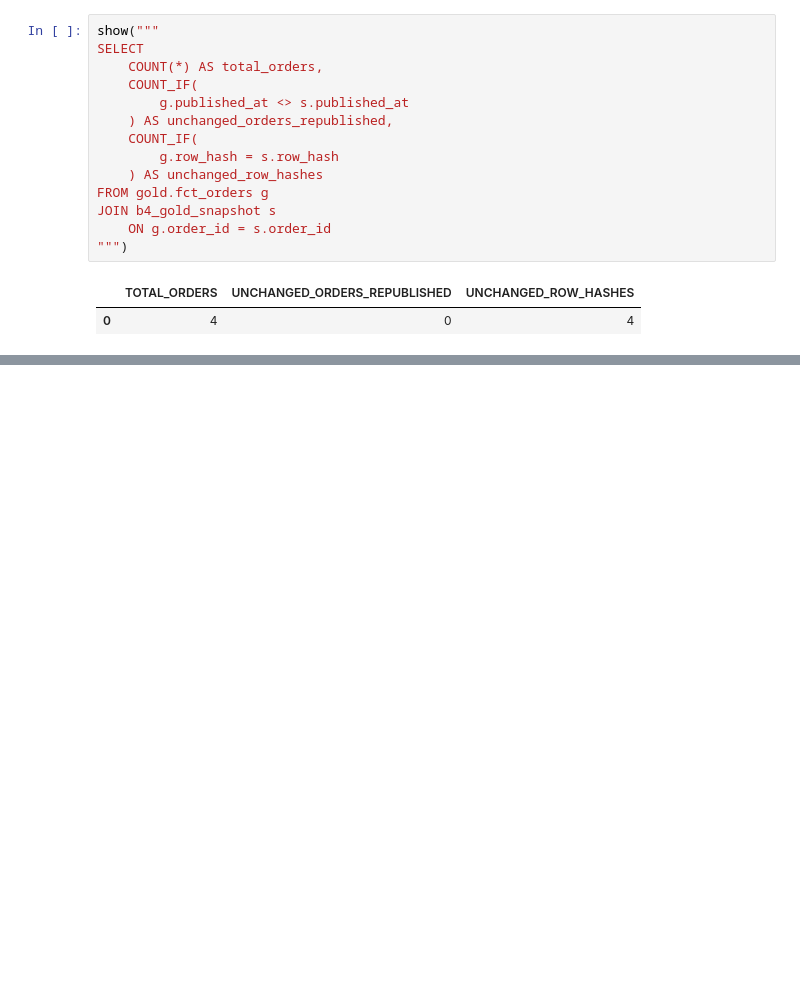
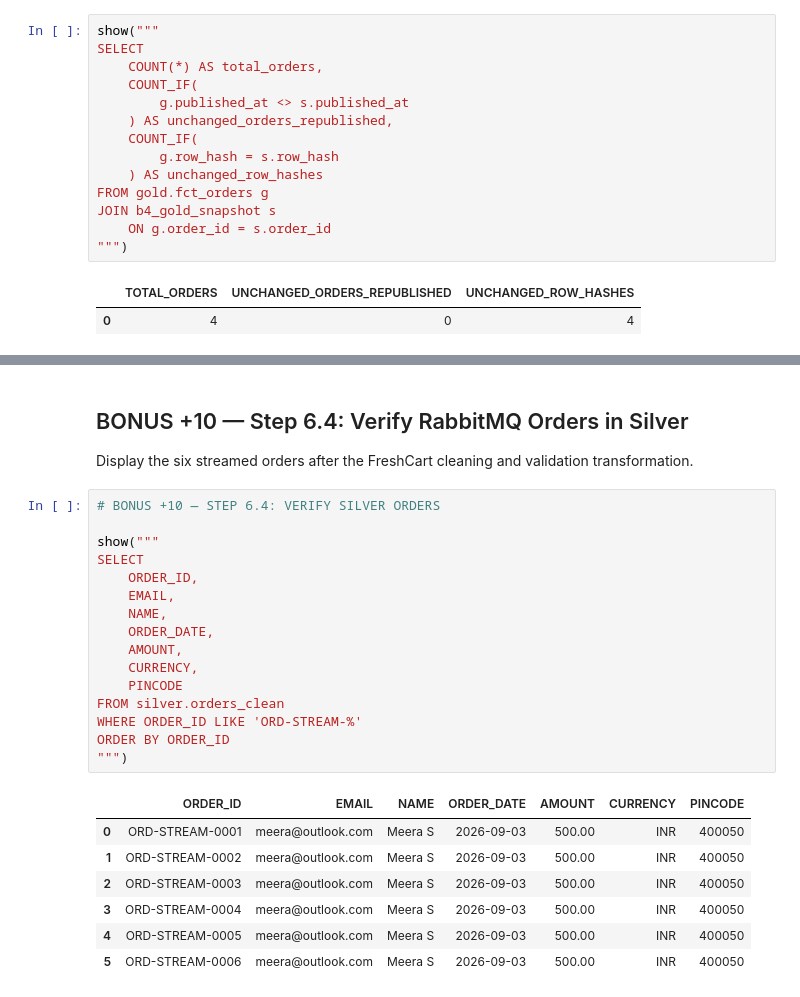
Before and after one commit to maddulahemanthkumarreddy-afk/freshcart-pipelines, a Jupyter notebook: elt/freshcart_elt.ipynb, the cells around one changed output, grey strips where cells are left out. Cells and saved outputs as stored; diff of their text form; blank space fills up the shorter version.

Commit message:
feat(bonus): add RabbitMQ FreshCart lakehouse integration

```diff
--- a/elt/freshcart_elt.ipynb
+++ b/elt/freshcart_elt.ipynb
@@ -1711,0 +2274,29 @@ JOIN b4_gold_snapshot s
+# %% [markdown]
+## BONUS +10 — Step 6.4: Verify RabbitMQ Orders in Silver
+
+Display the six streamed orders after the FreshCart cleaning
+and validation transformation.
+# %%
+# BONUS +10 — STEP 6.4: VERIFY SILVER ORDERS
+
+show("""
+SELECT
+    ORDER_ID,
+    EMAIL,
+    NAME,
+    ORDER_DATE,
+    AMOUNT,
+    CURRENCY,
+    PINCODE
+FROM silver.orders_clean
+WHERE ORDER_ID LIKE 'ORD-STREAM-%'
+ORDER BY ORDER_ID
+""")
+# %% [output]
+|  | ORDER_ID | EMAIL | NAME | ORDER_DATE | AMOUNT | CURRENCY | PINCODE |
+| 0 | ORD-STREAM-0001 | meera@outlook.com | Meera S | 2026-09-03 | 500.00 | INR | 400050 |
+| 1 | ORD-STREAM-0002 | meera@outlook.com | Meera S | 2026-09-03 | 500.00 | INR | 400050 |
+| 2 | ORD-STREAM-0003 | meera@outlook.com | Meera S | 2026-09-03 | 500.00 | INR | 400050 |
+| 3 | ORD-STREAM-0004 | meera@outlook.com | Meera S | 2026-09-03 | 500.00 | INR | 400050 |
+| 4 | ORD-STREAM-0005 | meera@outlook.com | Meera S | 2026-09-03 | 500.00 | INR | 400050 |
+| 5 | ORD-STREAM-0006 | meera@outlook.com | Meera S | 2026-09-03 | 500.00 | INR | 400050 |
```
Also changed, not shown: parts of 38 cells of this notebook, 3 other files.
